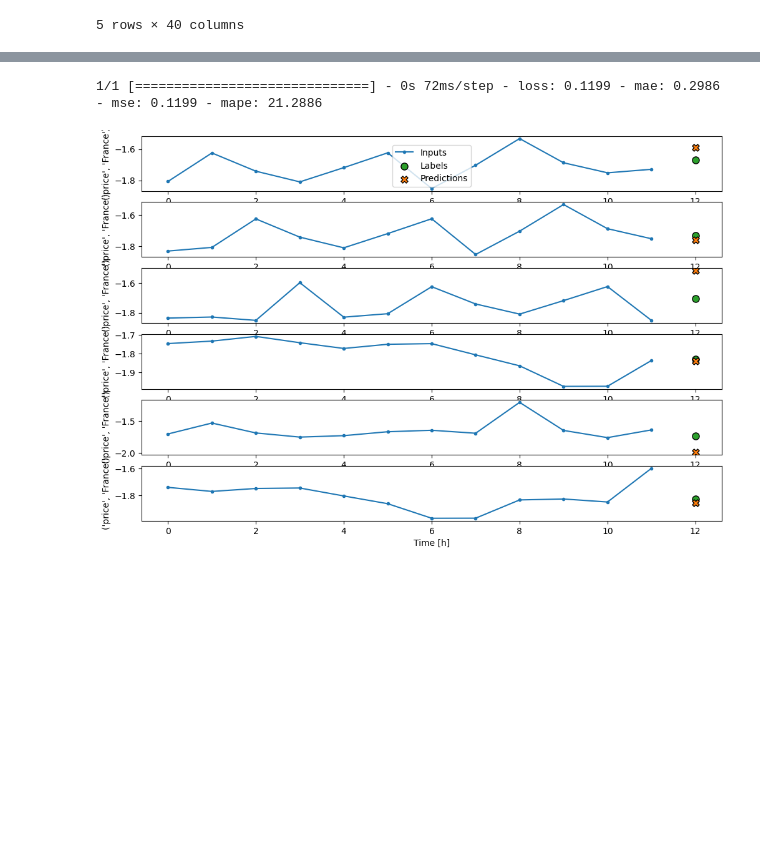
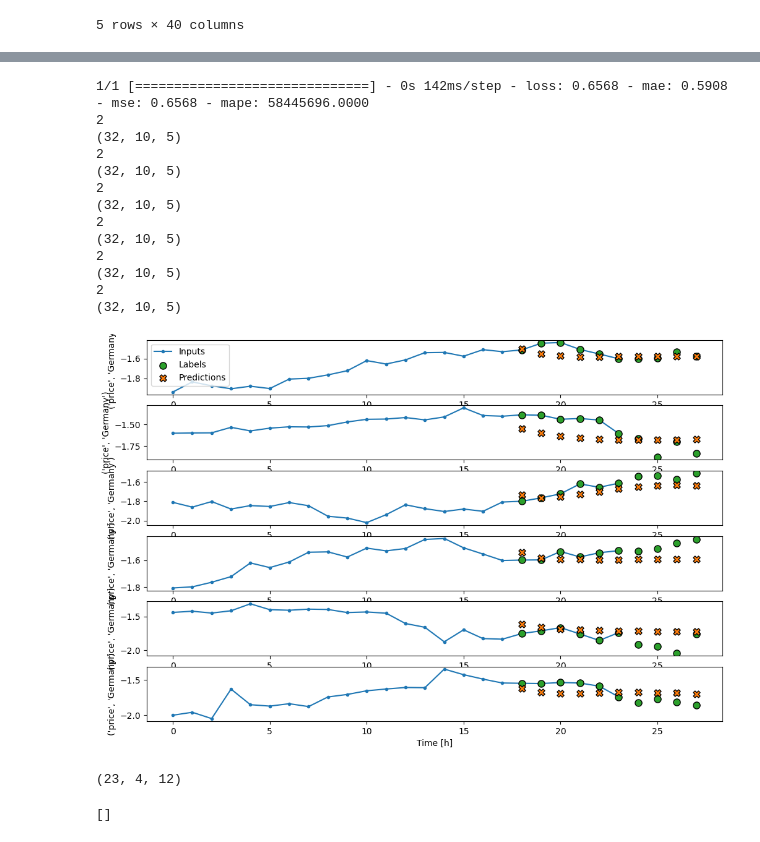
Before and after one commit to Gogonemnem/erasmus-university-rotterdam-assignments, a Jupyter notebook: code/notebooks/Gonem/model.ipynb, the cells around one changed output, grey strips where cells are left out. Drawn from its saved outputs; the diff is of its cells as text; code cells hidden in the pictures; blank space fills up the shorter version.

Commit message:
autoregressive model

```diff
--- a/code/notebooks/Gonem/model.ipynb
+++ b/code/notebooks/Gonem/model.ipynb
@@ -200,10 +121,12 @@ stl_preprocessor = STLDecomposer(labels=label_columns)
 # %%
 from windower import WindowGenerator
 
-width = 12
+width = 24
+label_width = 10
+shift = 4
 
-w = WindowGenerator(input_width=width, label_width=1, shift=1, data=df,
-                    split=[0.5, 0.75, 0.90, 1])
+w = WindowGenerator(input_width=width, label_width=label_width, shift=shift, data=df,
+                    split=[0, 0.6, 0.85, 1])
 w.preprocess(stl_preprocessor)
 w
 # %% [output]
@@ -219,7 +142,7 @@ w.train
 df = w.train_df
 label_columns = ['price']
 label_columns = df.columns[df.columns.get_level_values(0).isin(label_columns)].tolist()
-label_columns = [('price', 'France')]
+# label_columns = [('price', 'France')]
 w.set_label_columns(label_columns)
 # %%
 for example_inputs, example_labels in w.train.take(1):
@@ -235,12 +225,14 @@ Labels shape (batch, time, features): (32, 1, 1)
 # %%
-m = Model(len(label_columns))
+from model import Model
+len(label_columns)
+m = FeedBack(pred_features=5, units=32, out_steps=label_width)
 m.compile(
     loss='mse',
     metrics=['mae', 'mse', 'mape'],
     run_eagerly=False,
     )
 
-# filter_callback = IterativeFilterCallback(X, y, Model, iterations=0)
-m.fit(w.train, batch_size=32, epochs=100, validation_data=w.val)
+filter_callback = IterativeFilterCallback(w, model_class=Model, iterations=1)
+m.fit(w.train, batch_size=32, epochs=100, validation_data=w.val, callbacks=[filter_callback])
 # %% [output]
 Epoch 1/100
@@ -263,0 +301,13 @@ Epoch 100/100
+# %%
+w = filter_callback.filtered_windower
+# w.column_indices
+# m = Model(len(w.column_indices))
+m = FeedBack(pred_features=5, units=32, out_steps=label_width)
+m.compile(
+    loss='mse',
+    metrics=['mae', 'mse', 'mape'],
+    run_eagerly=False,
+    )
+
+filter_callback1 = IterativeFilterCallback(w, model_class=Model, iterations=1, threshold=2)
+m.fit(w.train, batch_size=32, epochs=100, validation_data=w.val, callbacks=[filter_callback1])
@@ -298,10 +391,31 @@ m.evaluate(w.test)
 # %%
 val_performance = {}
 performance = {}
 
 val_performance['1'] = m.evaluate(w.val)
-performance['1'] = m.evaluate(w.test, verbose=0)
-w.plot(m, plot_col=label_columns[0], max_subplots=6)
+# performance['1'] = m.evaluate(w.test)
+w.plot(m, plot_col=label_columns[2], max_subplots=6)
 # %% [output]
-1/1 [==============================] - 0s 72ms/step - loss: 0.1199 - mae: 0.2986 - mse: 0.1199 - mape: 21.2886
+1/1 [==============================] - 0s 142ms/step - loss: 0.6568 - mae: 0.5908 - mse: 0.6568 - mape: 58445696.0000
+2
+(32, 10, 5)
+2
+(32, 10, 5)
+2
+(32, 10, 5)
+2
+(32, 10, 5)
+2
+(32, 10, 5)
+2
+(32, 10, 5)
-[figure, old version]
+[figure, new version]
+# %%
+for x, y in w.train:
+    print(x.shape)
+# %% [output]
+(23, 4, 12)
+# %%
+performance['1']
+# %% [output]
+[]
```
Also changed, not shown: parts of 20 cells of this notebook, 3 other files.
